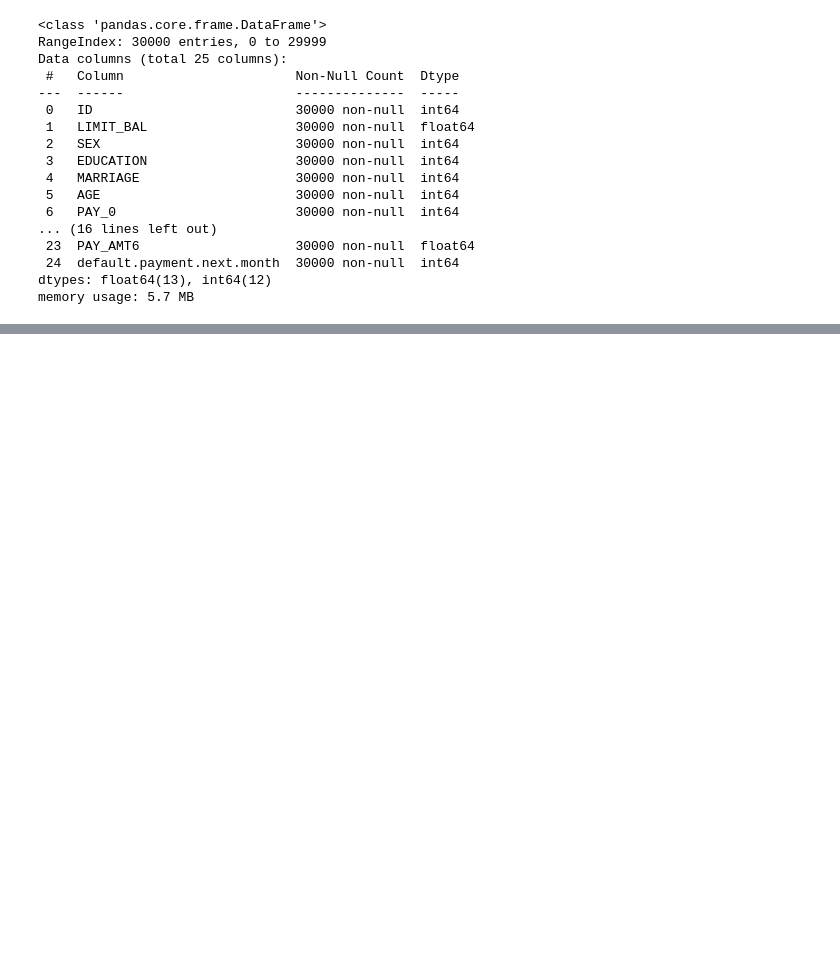
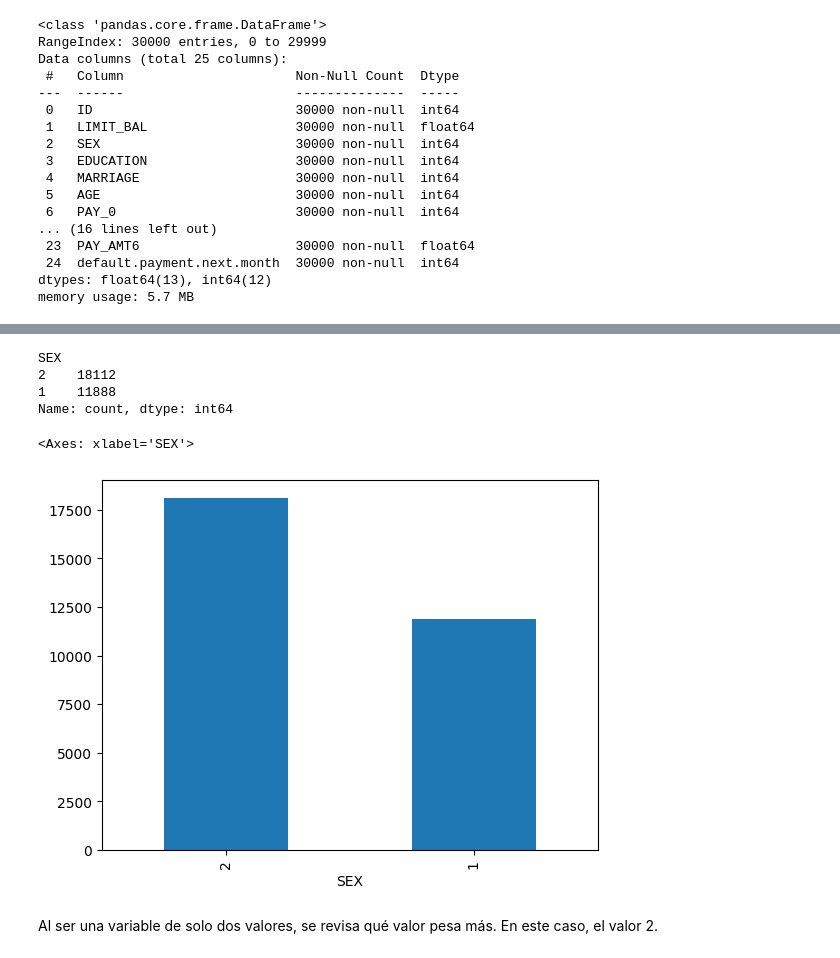
Before and after one commit to ovelasqu/Tarea_Alkemy, a Jupyter notebook: Notebook.ipynb, the cells around one changed output, grey strips where cells are left out. Drawn from its saved outputs; the diff is of its cells as text; code cells hidden in the pictures; blank space fills up the shorter version.

```diff
--- a/Notebook.ipynb
+++ b/Notebook.ipynb
@@ -52,0 +99,14 @@ memory usage: 5.7 MB
+# %%
+df['SEX'].value_counts()
+# %% [output]
+SEX
+2    18112
+1    11888
+Name: count, dtype: int64
+# %%
+df['SEX'].value_counts().plot(kind="bar")
+# %% [output]
+<Axes: xlabel='SEX'>
+[figure, added]
+# %% [markdown]
+Al ser una variable de solo dos valores, se revisa qué valor pesa más. En este caso, el valor 2.
```
Also changed, not shown: parts of 10 cells of this notebook, 1 other file.
